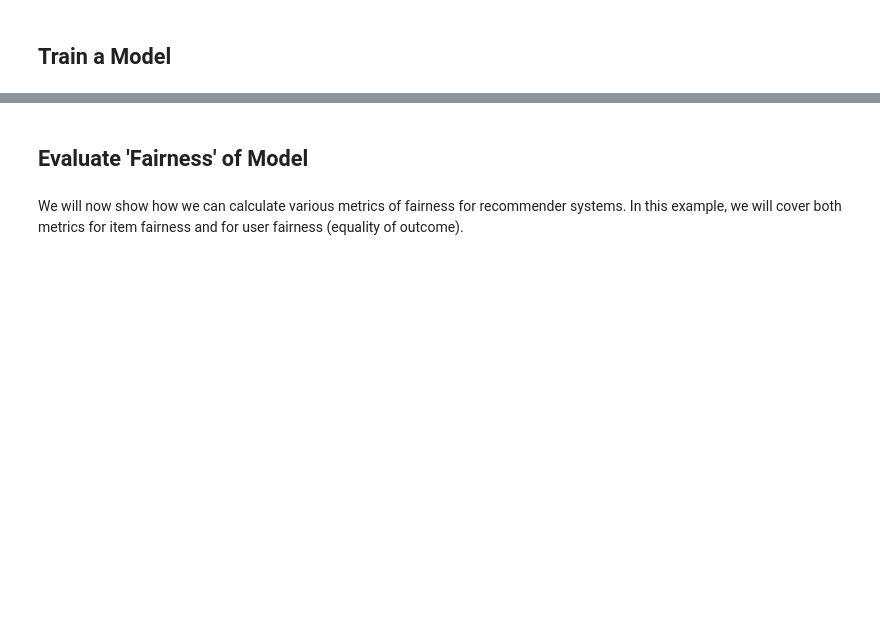
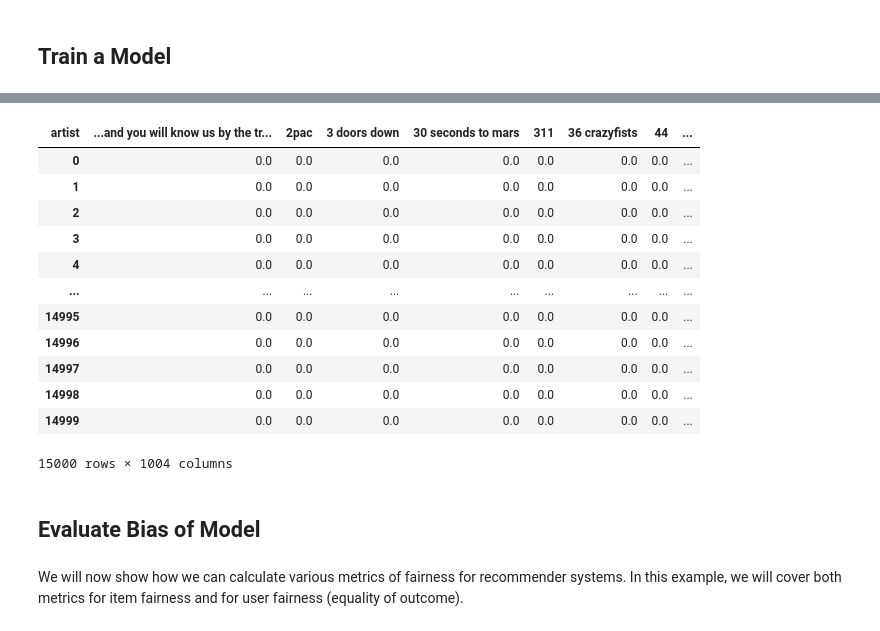
Before and after one commit to holistic-ai/holisticai-old, a Jupyter notebook: tutorials/measuring_bias_tutorials/measuring_bias_recommender.ipynb, the cells around one changed output, grey strips where cells are left out. Saved outputs shown, nothing was run; the diff lists cells and outputs as text; code cells hidden in the pictures; blank space fills up the shorter version.

Commit message:
Recommender Tutorial w Model

```diff
--- a/tutorials/measuring_bias_tutorials/measuring_bias_recommender.ipynb
+++ b/tutorials/measuring_bias_tutorials/measuring_bias_recommender.ipynb
@@ -227,5 +240,30 @@ recommender_rmse(pred_matrix, test_matrix)
+# %%
+def explode(arr, num_items):
+    out = np.zeros(num_items)
+    out[arr] = 1
+    return out
+
+new_recs = [explode(recommended_items(data_matrix, cosine_sim, u, 10), len(df_pivot.columns)) for u in range(df_pivot.shape[0])]
+
+new_df_pivot = pd.DataFrame(new_recs, columns = df_pivot.columns)
+
+new_df_pivot
+# %% [output]
+| artist | ...and you will know us by the tr... | 2pac | 3 doors down | 30 seconds to mars | 311 | 36 crazyfists | 44 | ... |
+| 0 | 0.0 | 0.0 | 0.0 | 0.0 | 0.0 | 0.0 | 0.0 | ... |
+| 1 | 0.0 | 0.0 | 0.0 | 0.0 | 0.0 | 0.0 | 0.0 | ... |
+| 2 | 0.0 | 0.0 | 0.0 | 0.0 | 0.0 | 0.0 | 0.0 | ... |
+| 3 | 0.0 | 0.0 | 0.0 | 0.0 | 0.0 | 0.0 | 0.0 | ... |
+| 4 | 0.0 | 0.0 | 0.0 | 0.0 | 0.0 | 0.0 | 0.0 | ... |
+| ... | ... | ... | ... | ... | ... | ... | ... | ... |
+| 14995 | 0.0 | 0.0 | 0.0 | 0.0 | 0.0 | 0.0 | 0.0 | ... |
+| 14996 | 0.0 | 0.0 | 0.0 | 0.0 | 0.0 | 0.0 | 0.0 | ... |
+| 14997 | 0.0 | 0.0 | 0.0 | 0.0 | 0.0 | 0.0 | 0.0 | ... |
+| 14998 | 0.0 | 0.0 | 0.0 | 0.0 | 0.0 | 0.0 | 0.0 | ... |
+| 14999 | 0.0 | 0.0 | 0.0 | 0.0 | 0.0 | 0.0 | 0.0 | ... |
+15000 rows × 1004 columns
 # %% [markdown]
-## Evaluate 'Fairness' of Model
+## Evaluate Bias of Model
 # %% [markdown]
 We will now show how we can calculate various metrics of fairness for recommender systems. In this example, we will cover both metrics for item fairness and for user fairness (equality of outcome).
 # %% [markdown]
```
Also changed, not shown: parts of 38 cells of this notebook.
